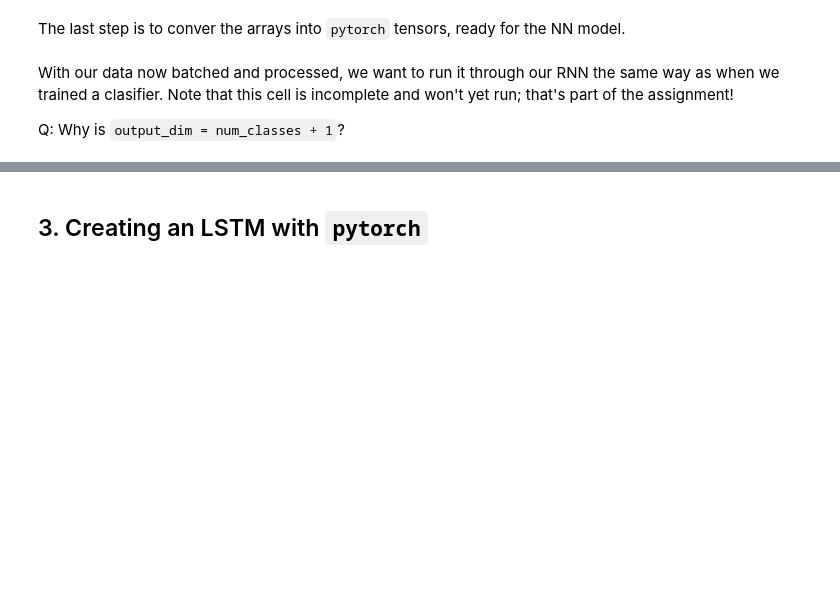
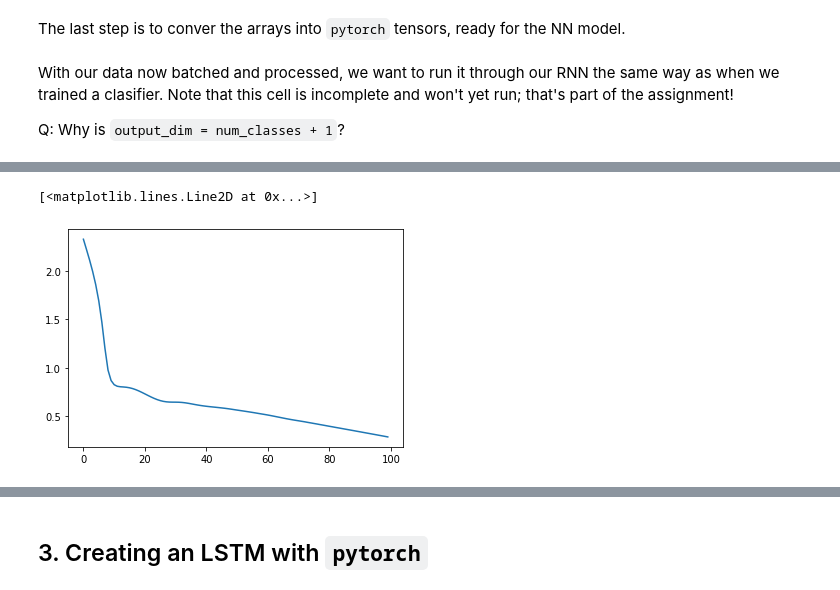
Before and after one commit to livtol99/NLP-AU, a Jupyter notebook: nbs/classroom_06.ipynb, the cells around one changed output, grey strips where cells are left out. Saved outputs shown, nothing was run; the diff lists cells and outputs as text; code cells hidden in the pictures; blank space fills up the shorter version.

```diff
--- a/nbs/classroom_06.ipynb
+++ b/nbs/classroom_06.ipynb
@@ -362,0 +369,46 @@ loss = model.loss_fn(outputs=y, labels=batch_labels)
+# %%
+# CREATE MODEL
+model = RNN(
+    embedding_layer=embedding_layer, output_dim=num_classes + 1, hidden_dim_size=256
+)
+
+
+#loss_fn takes a prediction tensor and a target tensor as arguments
+# it returns the average loss over all observations in the batch
+# the outputs here are our prediction tensors
+
+
+
+# define loss and optimizer
+optimizer = torch.optim.AdamW(model.parameters())
+
+
+# train
+epochs = 100
+print("[INFO:] Training classifier...")
+loss_history = []
+for epoch in range(epochs):
+    # forward
+    X = batch_input
+    y = model(X)
+
+    # backward
+    loss = model.loss_fn(outputs=y, labels=batch_labels)
+    loss_history.append(loss)
+
+    # backpropagation
+    loss.backward()
+    # take step, reset
+    optimizer.step()
+    optimizer.zero_grad()
+
+    # some print to see that it is running
+    if (epoch + 1) % 10 == 0:
+        print(f"epoch: {epoch+1}, loss = {loss.item():.4f}")
+
+print("[INFO:] Finished traning!")
+
+loss_H = [val.item() for val in loss_history]
+fig, ax = plt.subplots()
+ax.plot(loss_H)
+# %% [output]
@@ -362,0 +427,2 @@ loss = model.loss_fn(outputs=y, labels=batch_labels)
+[<matplotlib.lines.Line2D at 0x...>]
+[figure, added]
```
Also changed, not shown: parts of 10 cells of this notebook.
